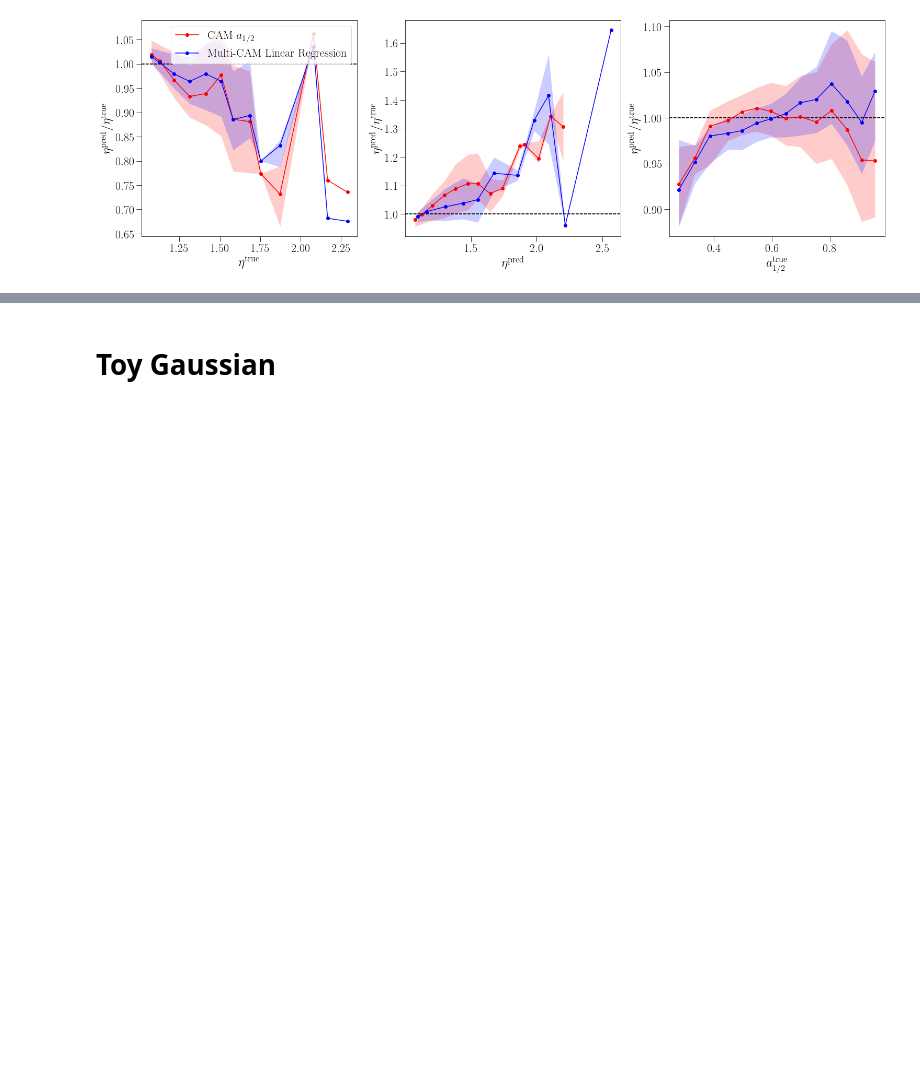
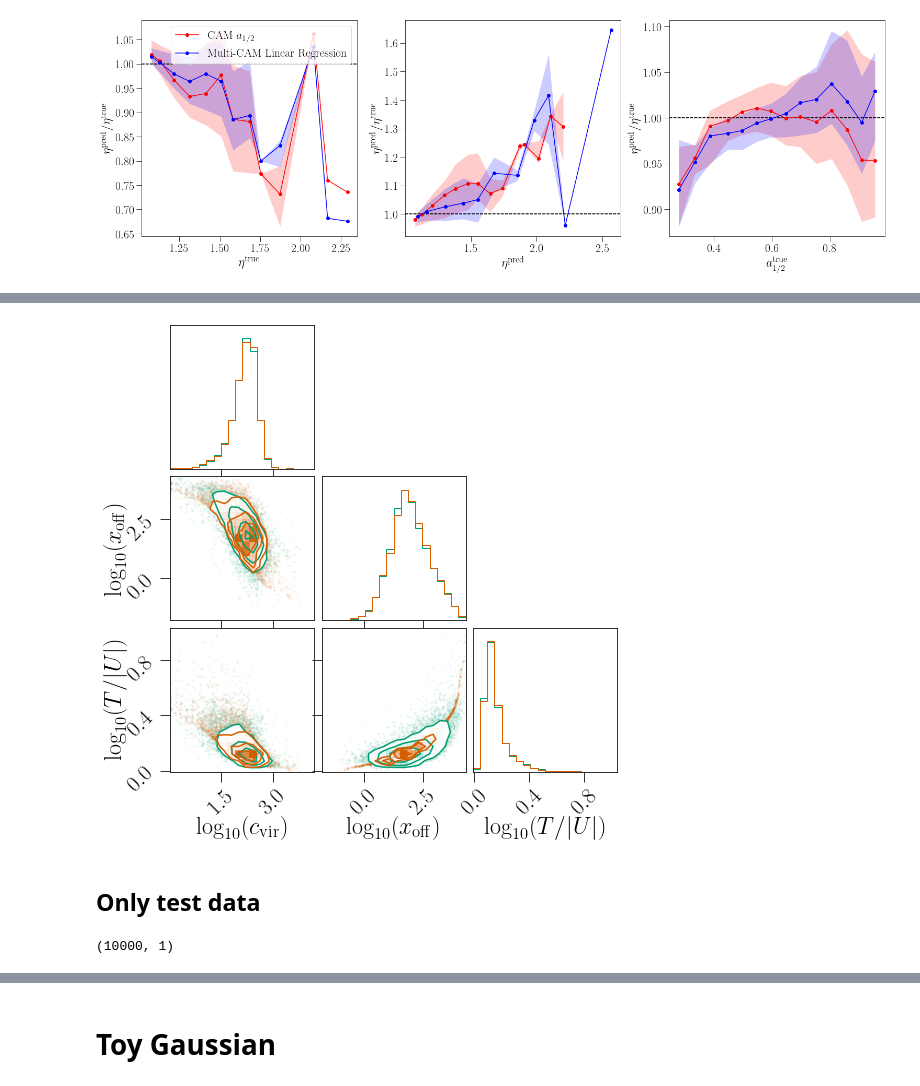
Before and after one commit to ismael-mendoza/nbody-relaxed, a Jupyter notebook: notebooks/jupyter/plots/predictions.ipynb, the cells around one changed output, grey strips where cells are left out. Cells and saved outputs as stored; diff of their text form; code cells hidden in the pictures; blank space fills up the shorter version.

```diff
--- a/notebooks/jupyter/plots/predictions.ipynb
+++ b/notebooks/jupyter/plots/predictions.ipynb
@@ -638,0 +676,34 @@ median_bin_statistic(test_data, eta_test, eta_models, a_peak_test, latex_var=r'\
+# %%
+# CAM does not get correlations right
+y_true = np.hstack([cvir.reshape(-1, 1), xoff.reshape(-1, 1), eta.reshape(-1, 1)])
+
+models = [cvir_models['cam_1/2'], xoff_models['cam_peak'], eta_models['cam_peak']]
+y_samples =np.hstack([models[0].predict(am), models[1].predict(am),  models[2].predict(am)])
+
+# quantile transform each for plotting purposes (basically mean centering)
+y1 = np.log(y_true)
+y2 = np.log(y_samples)
+
+labels = ['$\\log_{10}(c_{\\rm vir})$', '$\\log_{10}(x_{\\rm off})$', '$\\log_{10}(T / |U|)$']# fig = corner.corner(y1, labels=labels, max_n_ticks=3, color='C1') # green = true
+fig = corner.corner(y1, labels=labels, max_n_ticks=3, color='C1') # green = true
+fig = corner.corner(y2, labels=labels, max_n_ticks=3, fig=fig, color='C2' ) # orange = samples
+# %% [output]
+[figure, added]
+# %% [markdown]
+## Only test data
+# %%
+# CAM does not get correlations right
+y_true = np.hstack([cvir_test.reshape(-1, 1), xoff_test.reshape(-1, 1), eta_test.reshape(-1, 1)])
+
+models = [cvir_models['cam_1/2'], xoff_models['cam_peak'], eta_models['cam_peak']]
+y_samples =np.hstack([models[0].predict(am_test), models[1].predict(am_test),  models[2].predict(am_test)])
+
+# quantile transform each for plotting purposes (basically mean centering)
+y1 = np.log(y_true)
+y2 = np.log(y_samples)
+
+labels = ['$\\log_{10}(c_{\\rm vir})$', '$\\log_{10}(x_{\\rm off})$', '$\\log_{10}(T / |U|)$']# fig = corner.corner(y1, labels=labels, max_n_ticks=3, color='C1') # green = true
+fig = corner.corner(y1, labels=labels, max_n_ticks=3, color='C1') # green = true
+fig = corner.corner(y2, labels=labels, max_n_ticks=3, fig=fig, color='C2' ) # orange = samples
+# %% [output]
+(10000, 1)
```
Also changed, not shown: parts of 14 cells of this notebook, 1 other file.
